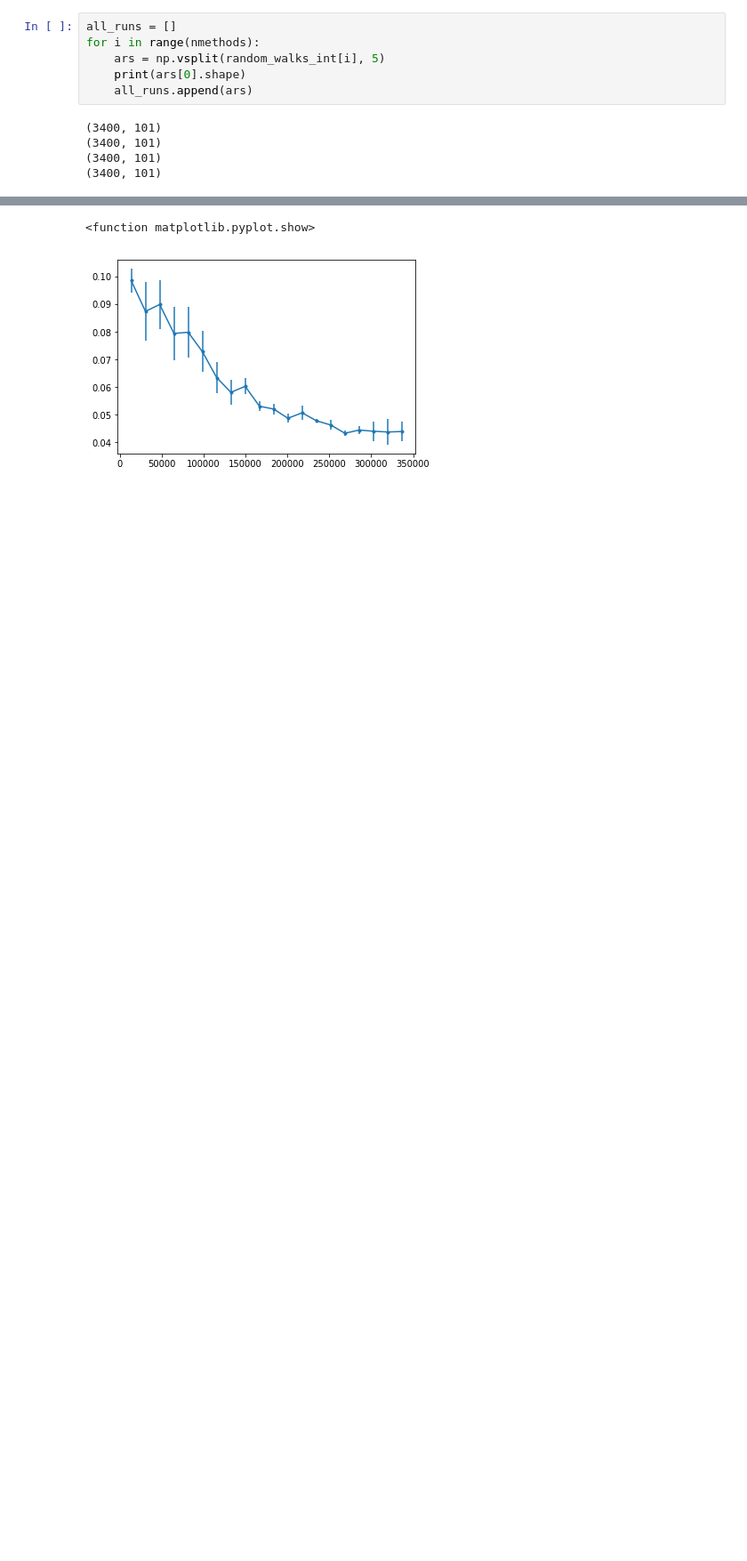
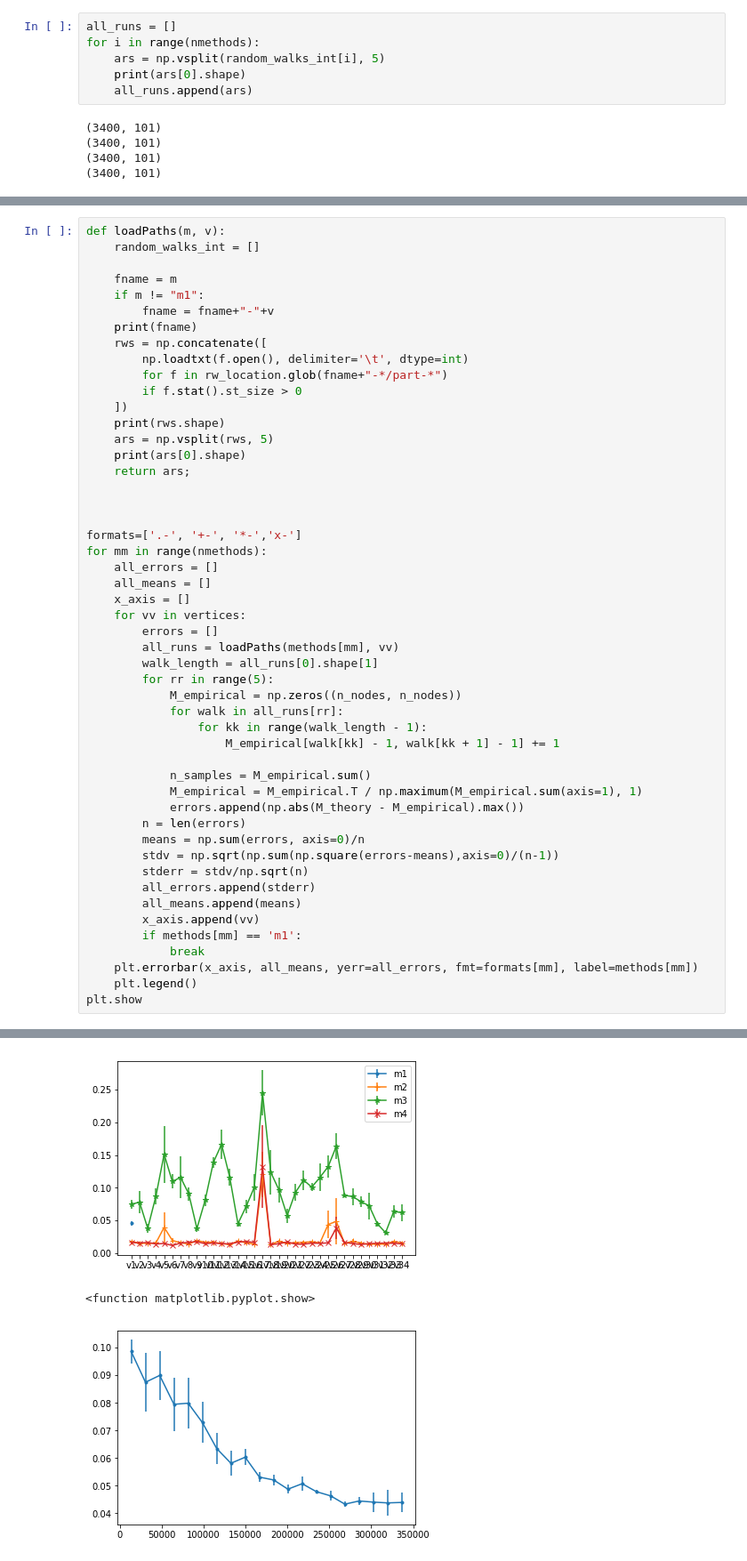
Before and after one commit to shps/incremental-representation-learning, a Jupyter notebook: materials/node_classification_from_random_walk.ipynb, the cells around one changed output, grey strips where cells are left out. Shown: that part at 89% size. Cells and saved outputs as stored; diff of their text form; blank space fills up the shorter version.

```diff
--- a/materials/node_classification_from_random_walk.ipynb
+++ b/materials/node_classification_from_random_walk.ipynb
@@ -108,0 +105,51 @@ plt.show
+# %%
+def loadPaths(m, v):
+    random_walks_int = []
+
+    fname = m
+    if m != "m1":
+        fname = fname+"-"+v
+    print(fname)
+    rws = np.concatenate([
+        np.loadtxt(f.open(), delimiter='\t', dtype=int)
+        for f in rw_location.glob(fname+"-*/part-*")
+        if f.stat().st_size > 0
+    ])
+    print(rws.shape)
+    ars = np.vsplit(rws, 5)
+    print(ars[0].shape)
+    return ars;
+
+
+
+formats=['.-', '+-', '*-','x-']
+for mm in range(nmethods):
+    all_errors = []
+    all_means = []
+    x_axis = []
+    for vv in vertices:
+        errors = []
+        all_runs = loadPaths(methods[mm], vv)
+        walk_length = all_runs[0].shape[1]
+        for rr in range(5):
+            M_empirical = np.zeros((n_nodes, n_nodes))
+            for walk in all_runs[rr]:
+                for kk in range(walk_length - 1):
+                    M_empirical[walk[kk] - 1, walk[kk + 1] - 1] += 1
+
+            n_samples = M_empirical.sum()
+            M_empirical = M_empirical.T / np.maximum(M_empirical.sum(axis=1), 1)
+            errors.append(np.abs(M_theory - M_empirical).max())
+        n = len(errors)
+        means = np.sum(errors, axis=0)/n
+        stdv = np.sqrt(np.sum(np.square(errors-means),axis=0)/(n-1))
+        stderr = stdv/np.sqrt(n)
+        all_errors.append(stderr)
+        all_means.append(means)
+        x_axis.append(vv)
+        if methods[mm] == 'm1':
+            break
+    plt.errorbar(x_axis, all_means, yerr=all_errors, fmt=formats[mm], label=methods[mm])
+    plt.legend()
+plt.show
+# %% [output]
@@ -109,3 +174,4 @@ plt.show
+[figure, added]
 # %%
 # %% [output]
 <function matplotlib.pyplot.show>
```
Also changed, not shown: parts of 5 cells of this notebook, 2 other files.
